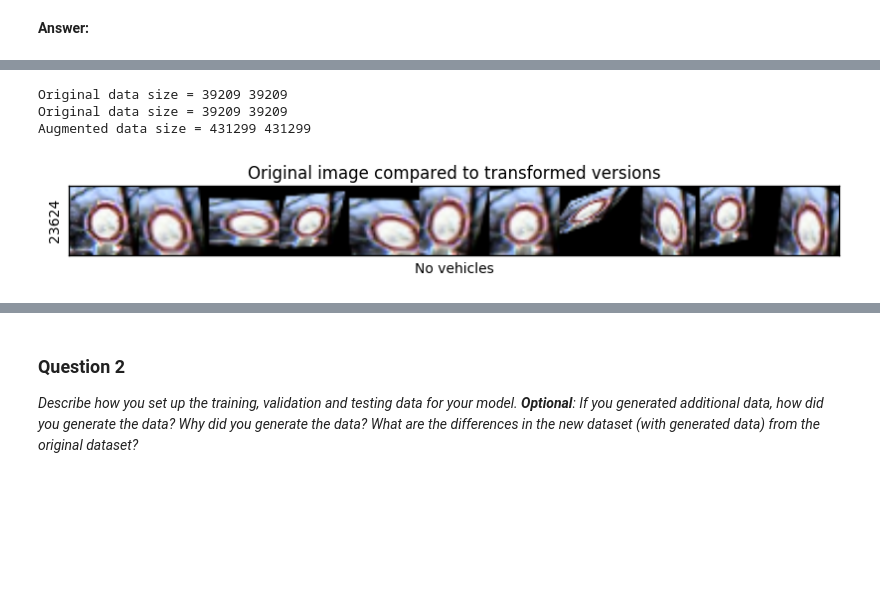
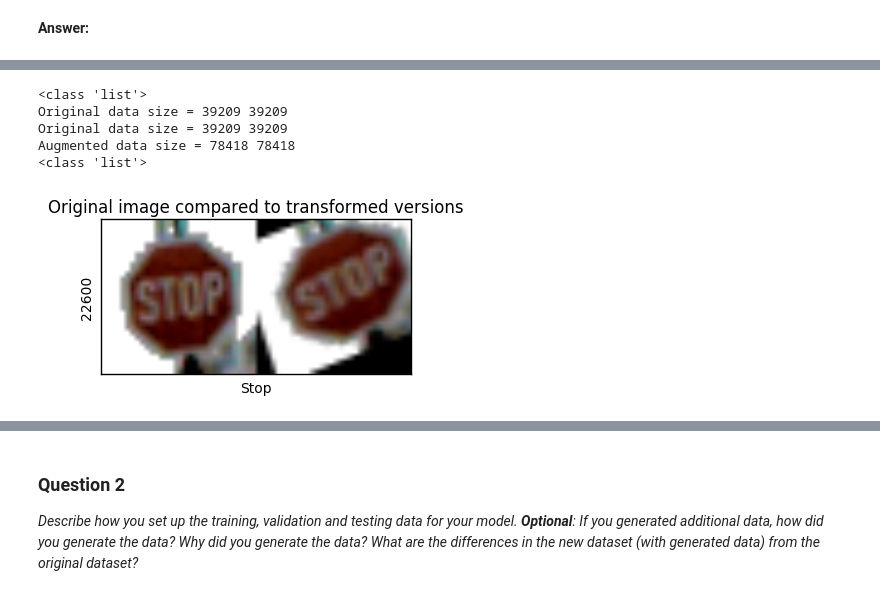
Before and after one commit to racersmith/Traffic-Sign-Classification, a Jupyter notebook: Traffic_Sign_Classifier.ipynb, the cells around one changed output, grey strips where cells are left out. Saved outputs shown, nothing was run; the diff lists cells and outputs as text; code cells hidden in the pictures; blank space fills up the shorter version.

Commit message:
error in data augmentation, type change, no copy

```diff
--- a/Traffic_Sign_Classifier.ipynb
+++ b/Traffic_Sign_Classifier.ipynb
@@ -299,51 +301,59 @@ plt.show()
 # %%
 # Augment the training data using random transform
 
-augment_count = 10
-X_augmented = X
-y_augmented = y
+# Number of transformed versions to make of the data set
+augment_count = 1
+
+X_augmented = list(X)
+y_augmented = list(y)
+# print(type(X))
 
 print("Original data size =", len(X), len(y))
 
 for i in range(augment_count):
     # generate batch of new images
     X_batch = [random_transform(img, 8) for img in X]
-    y_batch = y
-    X_augmented = np.concatenate((X_augmented, X_batch), axis=0)
-    y_augmented = np.concatenate((y_augmented, y_batch), axis=0)
+    y_batch = list(y)
+    X_augmented += X_batch
+    y_augmented += y_batch
+#     X_augmented = np.concatenate((X_augmented, X_batch), axis=0)
+#     y_augmented = np.concatenate((y_augmented, y_batch), axis=0)
 
 print("Original data size =", len(X), len(y))
 print("Augmented data size =", len(X_augmented), len(y_augmented))
+# print(type(X_augmented))
 # %% [output]
+<class 'list'>
 Original data size = 39209 39209
 Original data size = 39209 39209
-Augmented data size = 431299 431299
+Augmented data size = 78418 78418
+<class 'list'>
 # %%
 # examine the results of the random_transform function
 index = random.randint(0, len(X))
 img = X[index].squeeze()
 test_transformation = img
 for i in range(augment_count):
     transformed_image = X_augmented[(i+1)*len(X)+index]
     test_transformation = np.hstack((test_transformation, transformed_image))
     assert (y[index] == y_augmented[(i+1)*len(X)+index]), "Labels do not match!"
-plt.figure(figsize=(10,3))
+plt.figure(figsize=(10,2))
 plt.xlabel(human_readable_label[y_augmented[(augment_count)*len(X)+index]])
 plt.ylabel(index)
 plt.title("Original image compared to transformed versions")
 plt.tick_params(
     axis='both',
     which='both',
     bottom='off',
     top='off',
     left='off',
     right='off',
     labelleft='off',
     labelbottom='off')
 plt.imshow(test_transformation)
 plt.show()
 # %% [output]
-[figure, old version]
+[figure, new version]
 # %%
 from sklearn.model_selection import train_test_split
 
```
Also changed, not shown: parts of 11 cells of this notebook.
